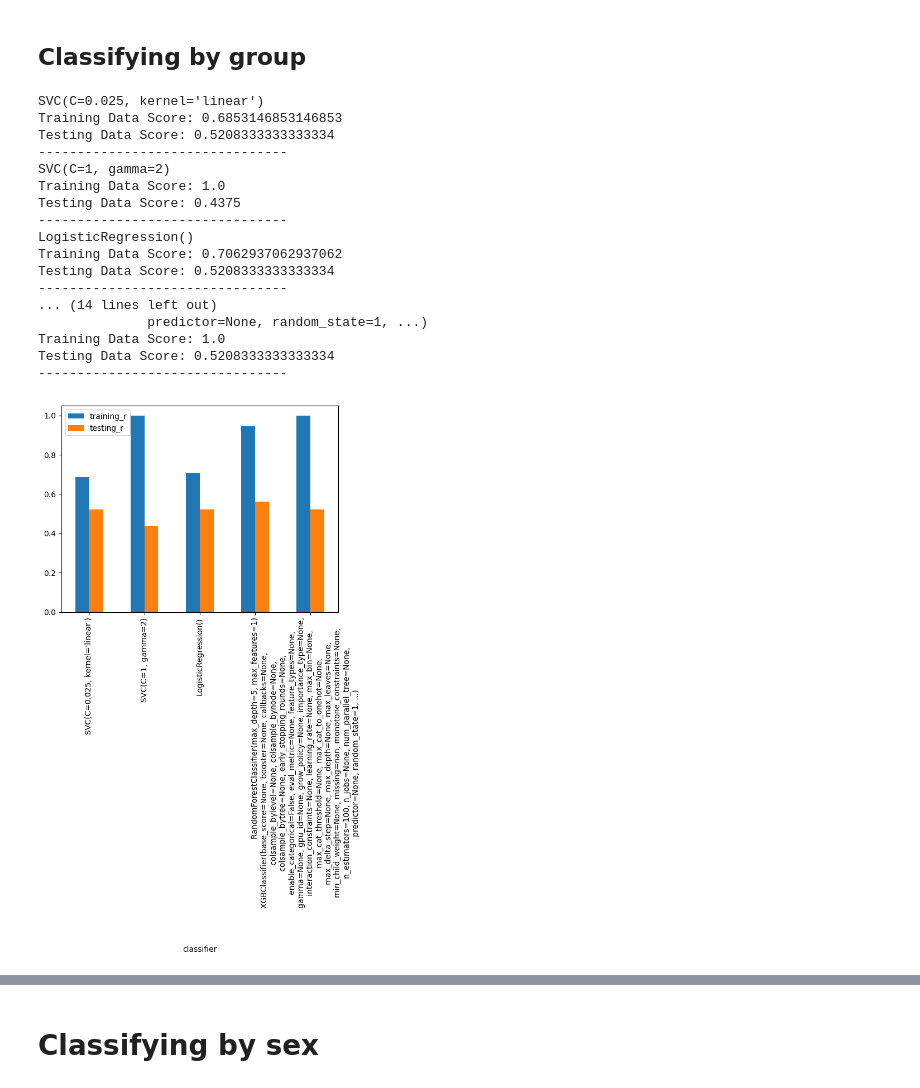
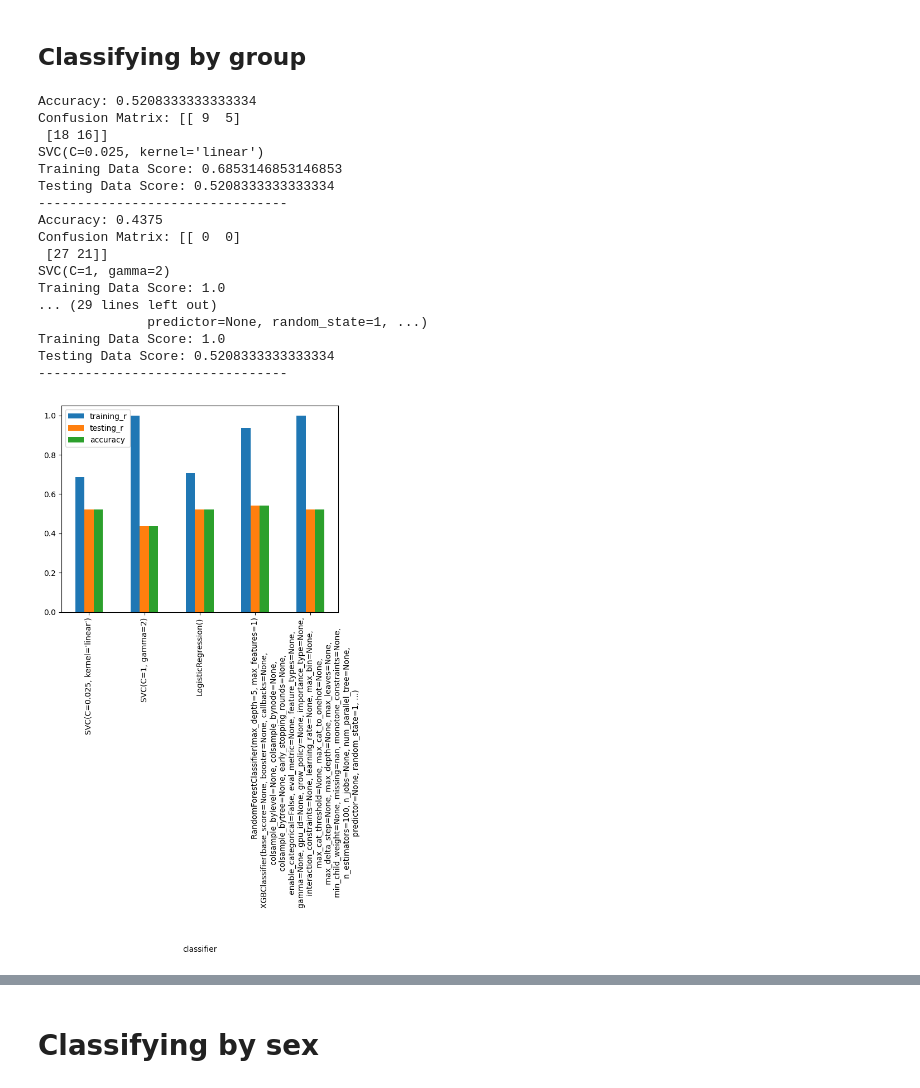
Before and after one commit to NSkinnerSci/Project4, a Jupyter notebook: main.ipynb, the cells around one changed output, grey strips where cells are left out. Drawn from its saved outputs; the diff is of its cells as text; code cells hidden in the pictures.

```diff
--- a/main.ipynb
+++ b/main.ipynb
@@ -181,7 +185,7 @@ g_classifiers = [
 ]
 
 #setup score df
-group_results = pd.DataFrame(columns = ['classifier', 'training_r', 'testing_r', 'MSE', 'MAE'])
+group_results = pd.DataFrame(columns = ['classifier', 'training_r', 'testing_r', 'MSE', 'MAE', 'accuracy'])
 
 #define a command to run different classification models
 def test_g_classifier(classifier):
@@ -194,8 +198,11 @@ def test_g_classifier(classifier):
     mse=mean_squared_error(y_g_test, y_pred)
     mae = mean_absolute_error(y_g_test, y_pred)
 
+    print(f'Accuracy: {accuracy_score(y_pred, y_g_test)}')
+    print(f'Confusion Matrix: {confusion_matrix(y_pred, y_g_test)}')
+
     #save results to data frame
-    group_results.loc[len(group_results.index)] = [str(classifier), model.score(X_g_train, y_g_train), model.score(X_g_test, y_g_test), mse, mae]
+    group_results.loc[len(group_results.index)] = [str(classifier), model.score(X_g_train, y_g_train), model.score(X_g_test, y_g_test), mse, mae, accuracy_score(y_pred, y_g_test)]
 
     #print results
     print(str(classifier))
@@ -206,29 +213,29 @@ def test_g_classifier(classifier):
 for i in g_classifiers:
     test_g_classifier(i)
 # %% [output]
+Accuracy: 0.5208333333333334
+Confusion Matrix: [[ 9  5]
+ [18 16]]
 SVC(C=0.025, kernel='linear')
 Training Data Score: 0.6853146853146853
 Testing Data Score: 0.5208333333333334
 --------------------------------
+Accuracy: 0.4375
+Confusion Matrix: [[ 0  0]
+ [27 21]]
 SVC(C=1, gamma=2)
 Training Data Score: 1.0
-Testing Data Score: 0.4375
---------------------------------
-LogisticRegression()
-Training Data Score: 0.7062937062937062
-Testing Data Score: 0.5208333333333334
---------------------------------
-... (14 lines left out)
+... (29 lines left out)
               predictor=None, random_state=1, ...)
 Training Data Score: 1.0
 Testing Data Score: 0.5208333333333334
 --------------------------------
 # %%
-group_results.plot(kind = 'bar', x='classifier', y = ['training_r', 'testing_r'])
+group_results.plot(kind = 'bar', x='classifier', y = ['training_r', 'testing_r', 'accuracy'])
 plt.xticks(rotation = 90)
 plt.show()
 # %% [output]
-[figure, old version]
+[figure, new version]
 # %%
 group_results.plot(kind = 'bar', x='classifier', y = ['MSE'])
 plt.xticks(rotation = 90)
```
Also changed, not shown: parts of 10 cells of this notebook, 1 other file.
